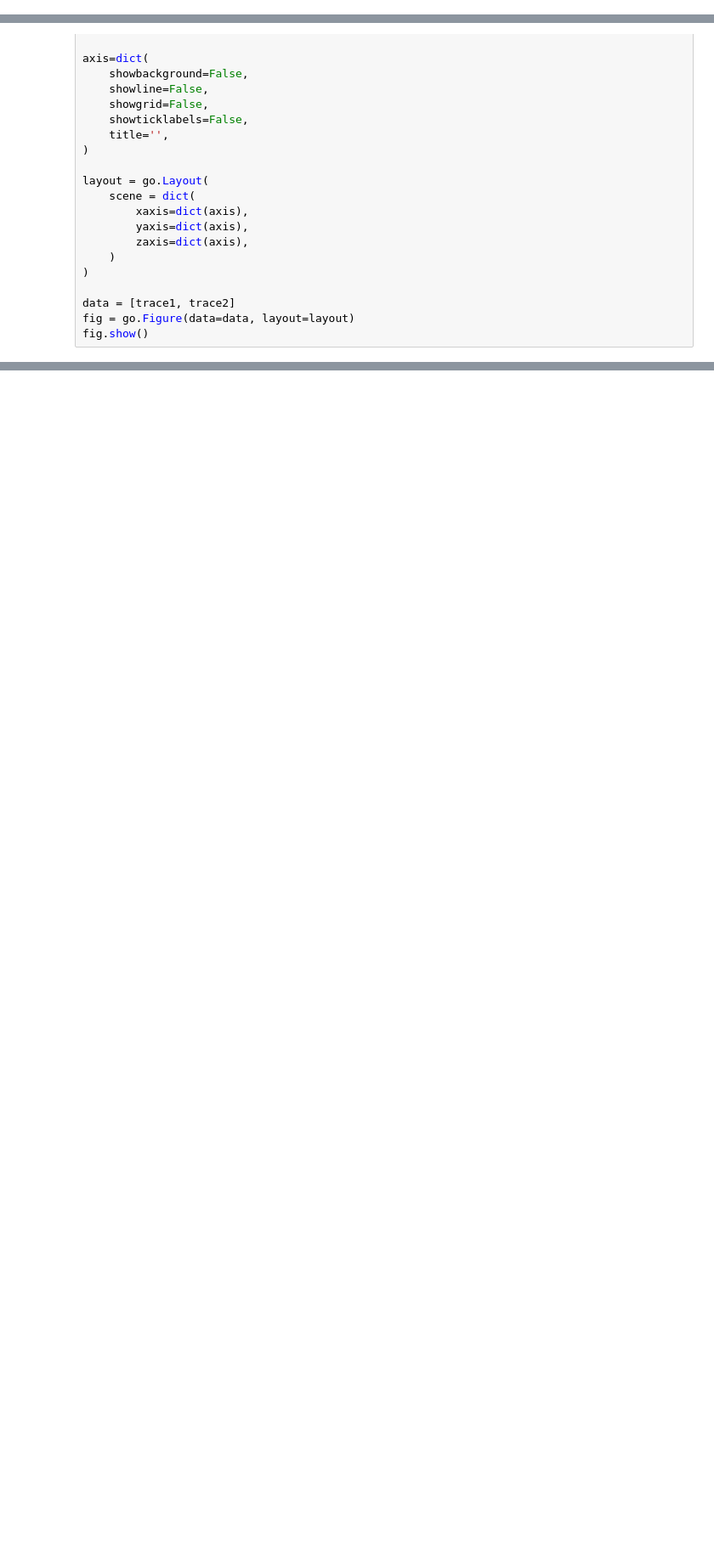
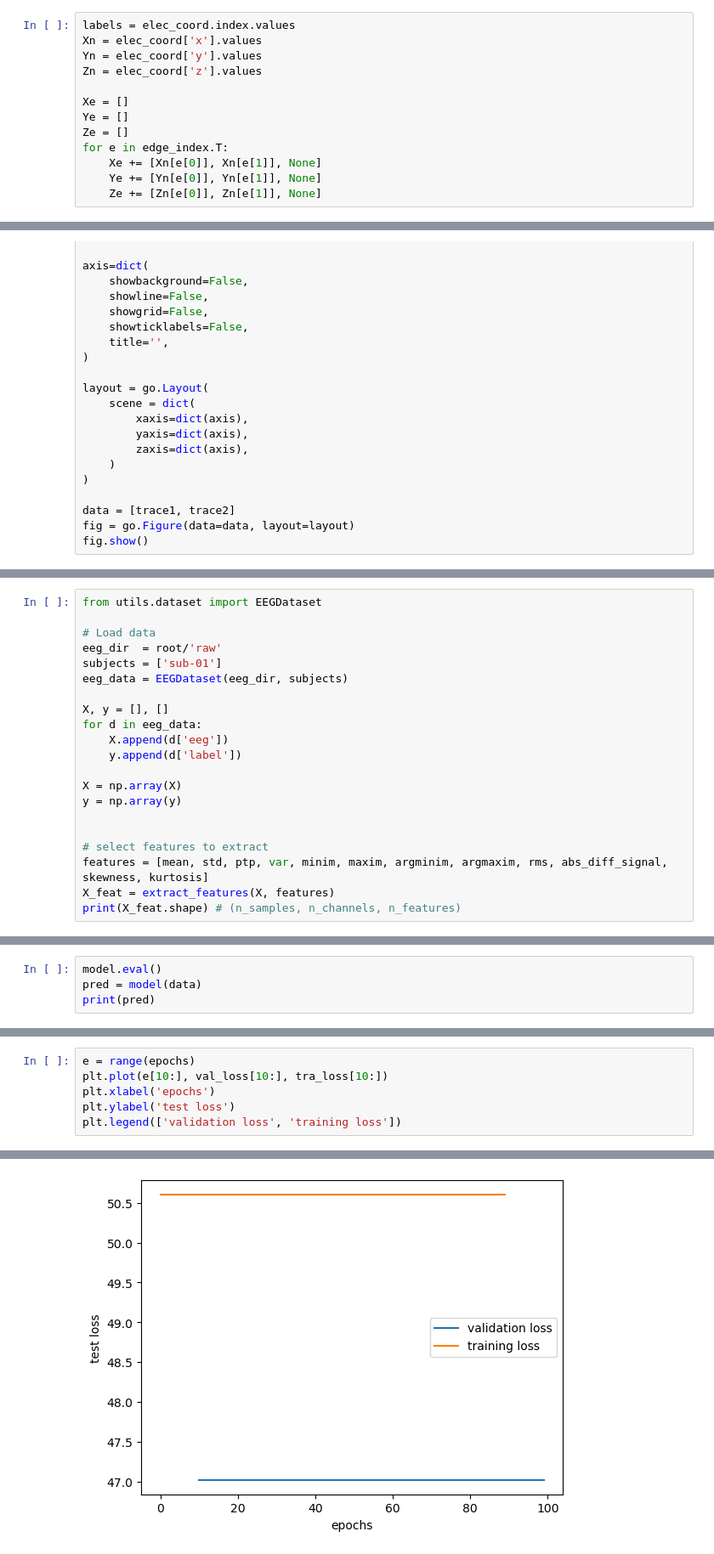
Before and after one commit to NinoHerve/NetworkMachineLearning_2023, a Jupyter notebook: NotebooksNino/EEG_gnn1.ipynb, the cells around one changed output, grey strips where cells are left out. Shown at 85% size. Saved outputs shown, nothing was run; the diff lists cells and outputs as text; blank space fills up the shorter version.

```diff
--- a/NotebooksNino/EEG_gnn1.ipynb
+++ b/NotebooksNino/EEG_gnn1.ipynb
@@ -52,3 +42,16 @@ for e in G.edges:
+# %%
+labels = elec_coord.index.values
+Xn = elec_coord['x'].values
+Yn = elec_coord['y'].values
+Zn = elec_coord['z'].values
+
+Xe = []
+Ye = []
+Ze = []
+for e in edge_index.T:
+    Xe += [Xn[e[0]], Xn[e[1]], None]
+    Ye += [Yn[e[0]], Yn[e[1]], None]
+    Ze += [Zn[e[0]], Zn[e[1]], None]
 # %%
 import plotly.graph_objs as go
 
@@ -93,0 +159,21 @@ fig.show()
+# %%
+from utils.dataset import EEGDataset
+
+# Load data
+eeg_dir  = root/'raw'
+subjects = ['sub-01']
+eeg_data = EEGDataset(eeg_dir, subjects)
+
+X, y = [], []
+for d in eeg_data:
+    X.append(d['eeg'])
+    y.append(d['label'])
+
+X = np.array(X)
+y = np.array(y)
+
+
+# select features to extract
+features = [mean, std, ptp, var, minim, maxim, argminim, argmaxim, rms, abs_diff_signal, skewness, kurtosis]
+X_feat = extract_features(X, features)
+print(X_feat.shape) # (n_samples, n_channels, n_features)
@@ -93,0 +243,4 @@ fig.show()
+# %%
+model.eval()
+pred = model(data)
+print(pred)
@@ -93,0 +409,7 @@ fig.show()
+# %%
+e = range(epochs)
+plt.plot(e[10:], val_loss[10:], tra_loss[10:])
+plt.xlabel('epochs')
+plt.ylabel('test loss')
+plt.legend(['validation loss', 'training loss'])
+# %% [output]
@@ -93,0 +417 @@ fig.show()
+[figure, added]
```
Also changed, not shown: parts of 14 cells of this notebook, 3 other files.
